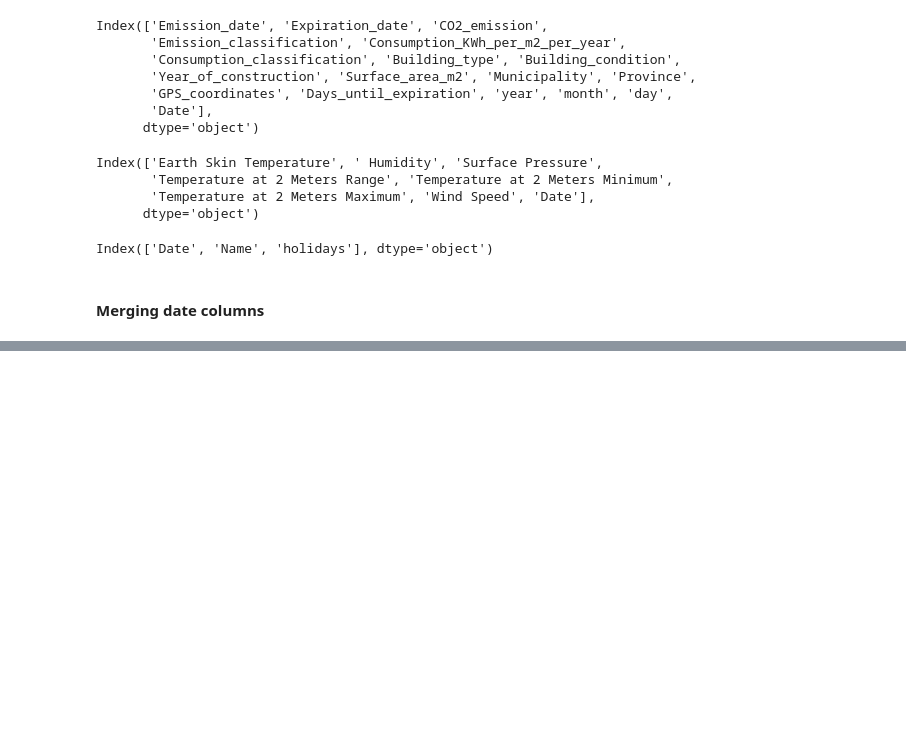
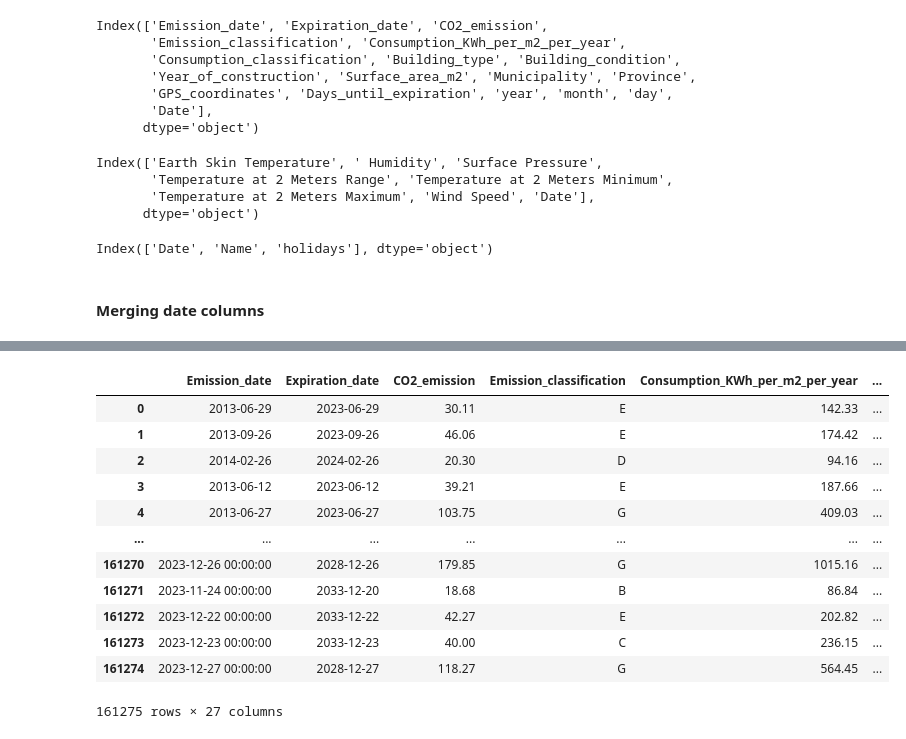
Before and after one commit to Melbinmatheew/Dara-Preparation-, a Jupyter notebook: Jupyter Notebooks/Data Merging.ipynb, the cells around one changed output, grey strips where cells are left out. Cells and saved outputs as stored; diff of their text form; code cells hidden in the pictures; blank space fills up the shorter version.

```diff
--- a/Jupyter Notebooks/Data Merging.ipynb
+++ b/Jupyter Notebooks/Data Merging.ipynb
@@ -70,0 +105,18 @@ Index(['Date', 'Name', 'holidays'], dtype='object')
+# %%
+merged_data = pd.merge(merged_df, df3, on='Date', how='left')
+
+merged_data
+# %% [output]
+|  | Emission_date | Expiration_date | CO2_emission | Emission_classification | Consumption_KWh_per_m2_per_year | ... |
+| 0 | 2013-06-29 | 2023-06-29 | 30.11 | E | 142.33 | ... |
+| 1 | 2013-09-26 | 2023-09-26 | 46.06 | E | 174.42 | ... |
+| 2 | 2014-02-26 | 2024-02-26 | 20.30 | D | 94.16 | ... |
+| 3 | 2013-06-12 | 2023-06-12 | 39.21 | E | 187.66 | ... |
+| 4 | 2013-06-27 | 2023-06-27 | 103.75 | G | 409.03 | ... |
+| ... | ... | ... | ... | ... | ... | ... |
+| 161270 | 2023-12-26 00:00:00 | 2028-12-26 | 179.85 | G | 1015.16 | ... |
+| 161271 | 2023-11-24 00:00:00 | 2033-12-20 | 18.68 | B | 86.84 | ... |
+| 161272 | 2023-12-22 00:00:00 | 2033-12-22 | 42.27 | E | 202.82 | ... |
+| 161273 | 2023-12-23 00:00:00 | 2033-12-23 | 40.00 | C | 236.15 | ... |
+| 161274 | 2023-12-27 00:00:00 | 2028-12-27 | 118.27 | G | 564.45 | ... |
+161275 rows × 27 columns
```
Also changed, not shown: parts of 11 cells of this notebook.
